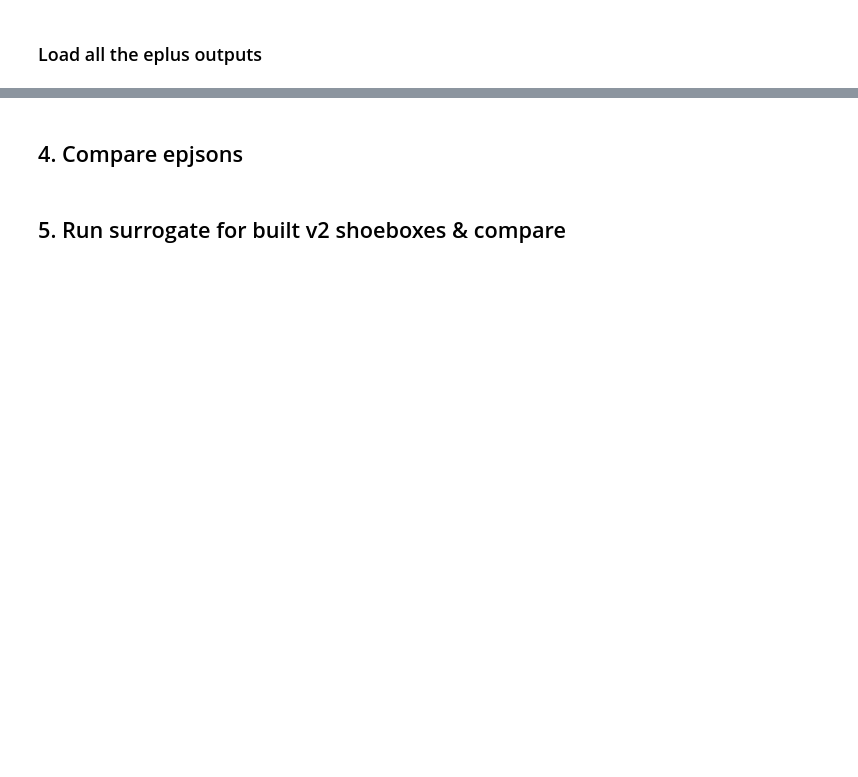
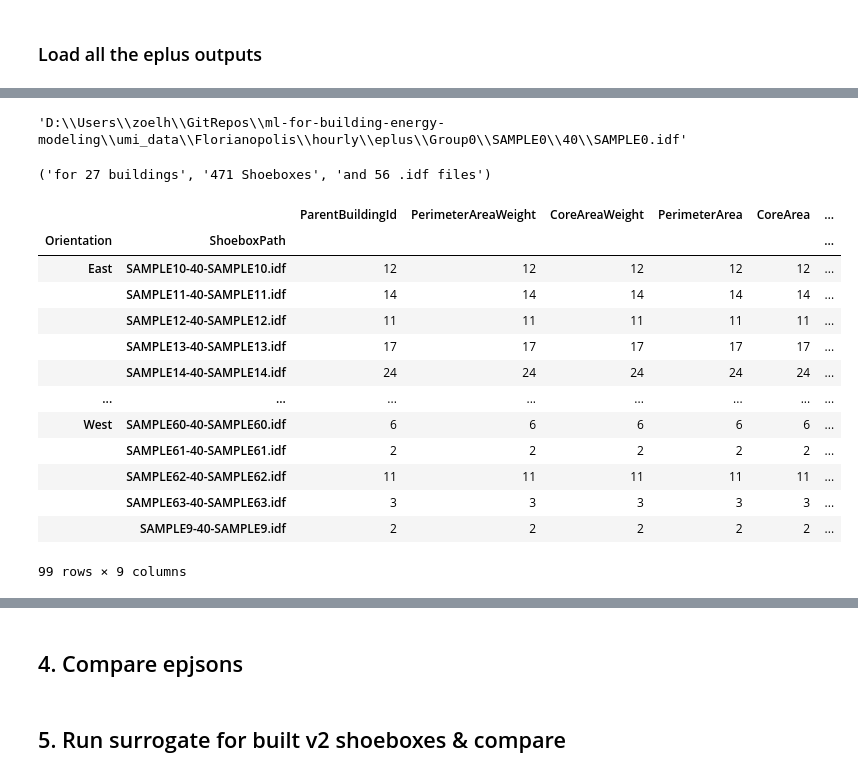
Before and after one commit to szvsw/ml-for-building-energy-modeling, a Jupyter notebook: ml-for-bem/umi_tester.ipynb, the cells around one changed output, grey strips where cells are left out. Saved outputs shown, nothing was run; the diff lists cells and outputs as text; code cells hidden in the pictures; blank space fills up the shorter version.

```diff
--- a/ml-for-bem/umi_tester.ipynb
+++ b/ml-for-bem/umi_tester.ipynb
@@ -356,0 +392,4 @@ edf
+# %%
+df["ShoeboxPath"][0]
+# %% [output]
+'D:\\Users\\zoelh\\GitRepos\\ml-for-building-energy-modeling\\umi_data\\Florianopolis\\hourly\\eplus\\Group0\\SAMPLE0\\40\\SAMPLE0.idf'
@@ -356,0 +401,41 @@ edf
+# %%
+f"for {len(parent_ids)} buildings", f"{n_sbs} Shoeboxes", f"and {n_idfs} .idf files"
+# %% [output]
+('for 27 buildings', '471 Shoeboxes', 'and 56 .idf files')
+# %%
+g0df = (
+    simulated_shoeboxdf[simulated_shoeboxdf["ClusterId"] == "Group0"][
+        [
+            "ParentBuildingId",
+            "Orientation",
+            "ShoeboxPath",
+            "PerimeterAreaWeight",
+            "CoreAreaWeight",
+            "PerimeterArea",
+            "CoreArea",
+            "Roof2FloorRatio",
+            "Ground2FloorRatio",
+            "Floor2Fac",
+            "Core2Perimeter",
+        ]
+    ]
+    .sort_values(["ParentBuildingId", "Orientation"])
+    # .iloc[:20]
+)
+g0df["ShoeboxPath"] = g0df.ShoeboxPath.apply(lambda x: "-".join(x.split("\\")[-3:]))
+g0df.groupby(["Orientation", "ShoeboxPath"]).count()
+# %% [output]
+|  |  | ParentBuildingId | PerimeterAreaWeight | CoreAreaWeight | PerimeterArea | CoreArea | ... |
+| Orientation | ShoeboxPath |  |  |  |  |  | ... |
+| East | SAMPLE10-40-SAMPLE10.idf | 12 | 12 | 12 | 12 | 12 | ... |
+|  | SAMPLE11-40-SAMPLE11.idf | 14 | 14 | 14 | 14 | 14 | ... |
+|  | SAMPLE12-40-SAMPLE12.idf | 11 | 11 | 11 | 11 | 11 | ... |
+|  | SAMPLE13-40-SAMPLE13.idf | 17 | 17 | 17 | 17 | 17 | ... |
+|  | SAMPLE14-40-SAMPLE14.idf | 24 | 24 | 24 | 24 | 24 | ... |
+| ... | ... | ... | ... | ... | ... | ... | ... |
+| West | SAMPLE60-40-SAMPLE60.idf | 6 | 6 | 6 | 6 | 6 | ... |
+|  | SAMPLE61-40-SAMPLE61.idf | 2 | 2 | 2 | 2 | 2 | ... |
+|  | SAMPLE62-40-SAMPLE62.idf | 11 | 11 | 11 | 11 | 11 | ... |
+|  | SAMPLE63-40-SAMPLE63.idf | 3 | 3 | 3 | 3 | 3 | ... |
+|  | SAMPLE9-40-SAMPLE9.idf | 2 | 2 | 2 | 2 | 2 | ... |
+99 rows × 9 columns
```
Also changed, not shown: parts of 26 cells of this notebook, 1 other file.
